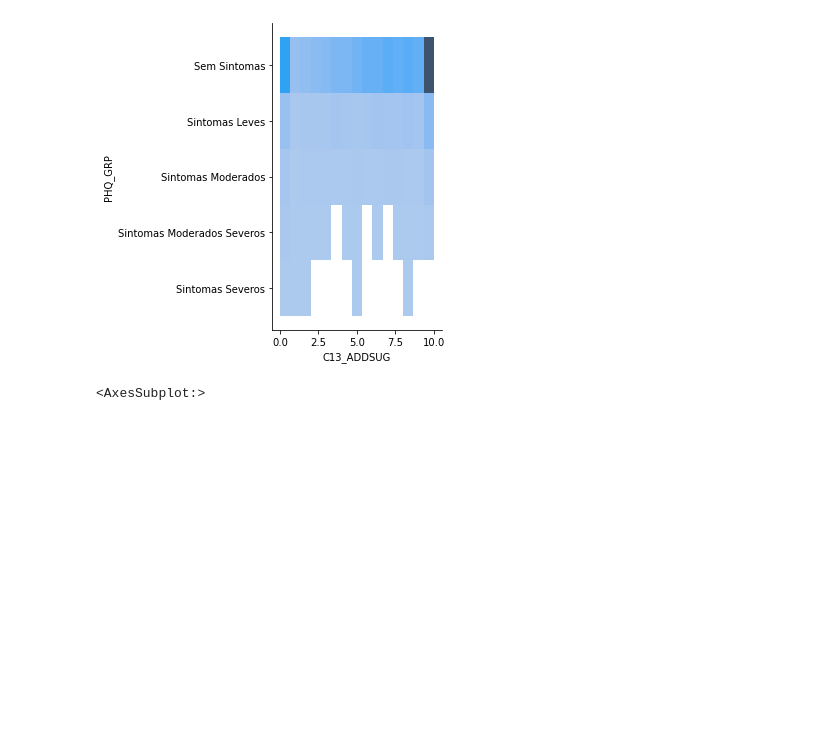
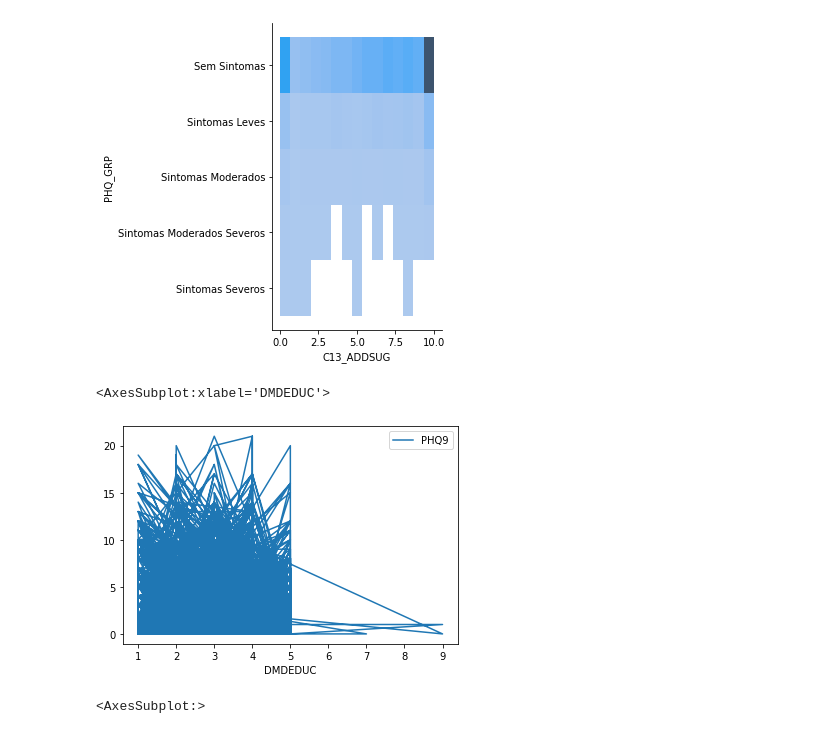
Before and after one commit to onemarcos/Tera-Jupyter-Notebook, a Jupyter notebook: Desafio Inferência/Desafio Inferência.ipynb, the cells around one changed output. Cells and saved outputs as stored; diff of their text form; code cells hidden in the pictures; blank space fills up the shorter version.

```diff
--- a/Desafio Inferência/Desafio Inferência.ipynb
+++ b/Desafio Inferência/Desafio Inferência.ipynb
@@ -168,6 +173,11 @@ sns.displot(df_clean, x="C13_ADDSUG", y="PHQ_GRP")
 # %% [output]
 <seaborn.axisgrid.FacetGrid at 0x...>
 [figure]
+# %%
+df_clean.plot(x="DMDEDUC", y="PHQ9")
+# %% [output]
+<AxesSubplot:xlabel='DMDEDUC'>
+[figure, added]
 # %%
 df_clean['PHQ9'].value_counts().sort_index().plot.line()
 # %% [output]
```
Also changed, not shown: parts of 8 cells of this notebook.
